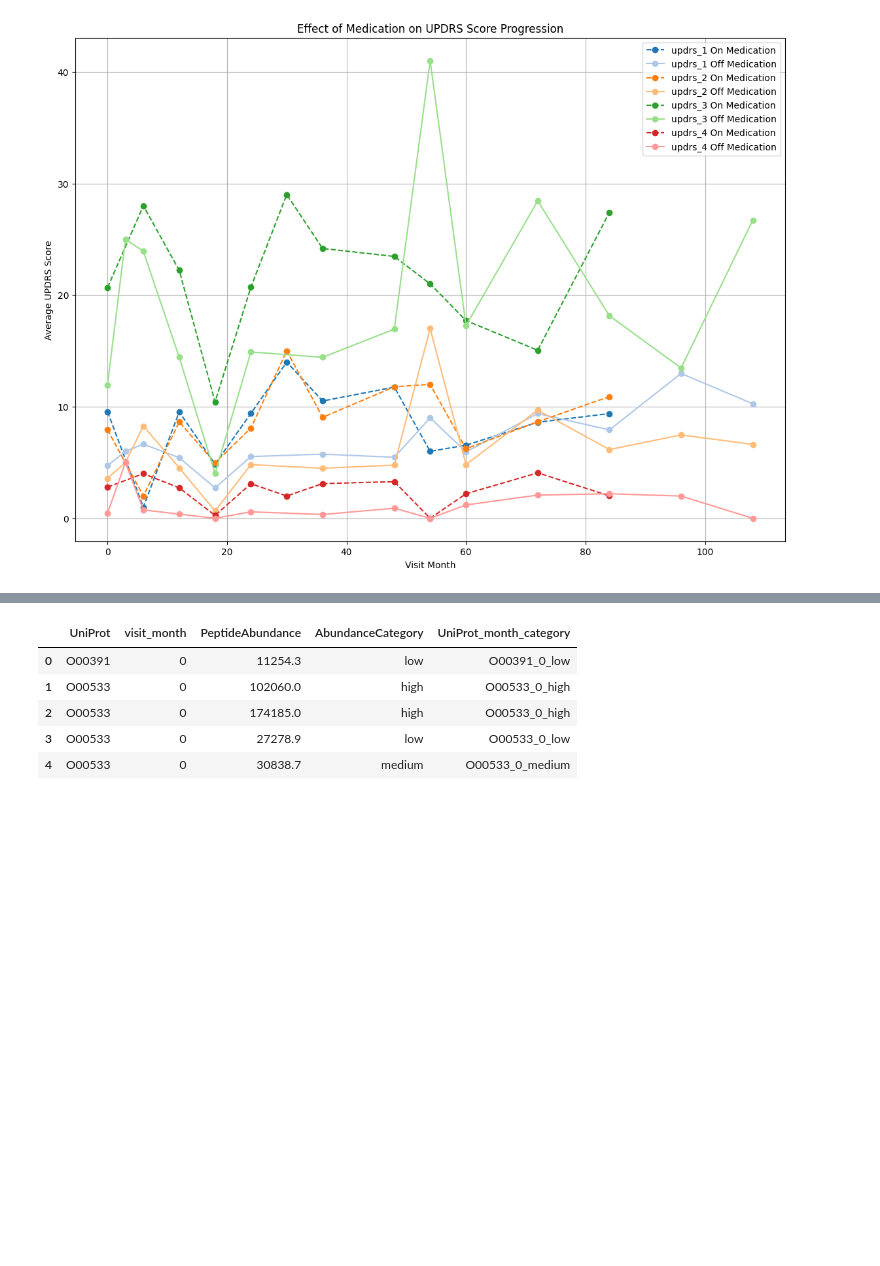
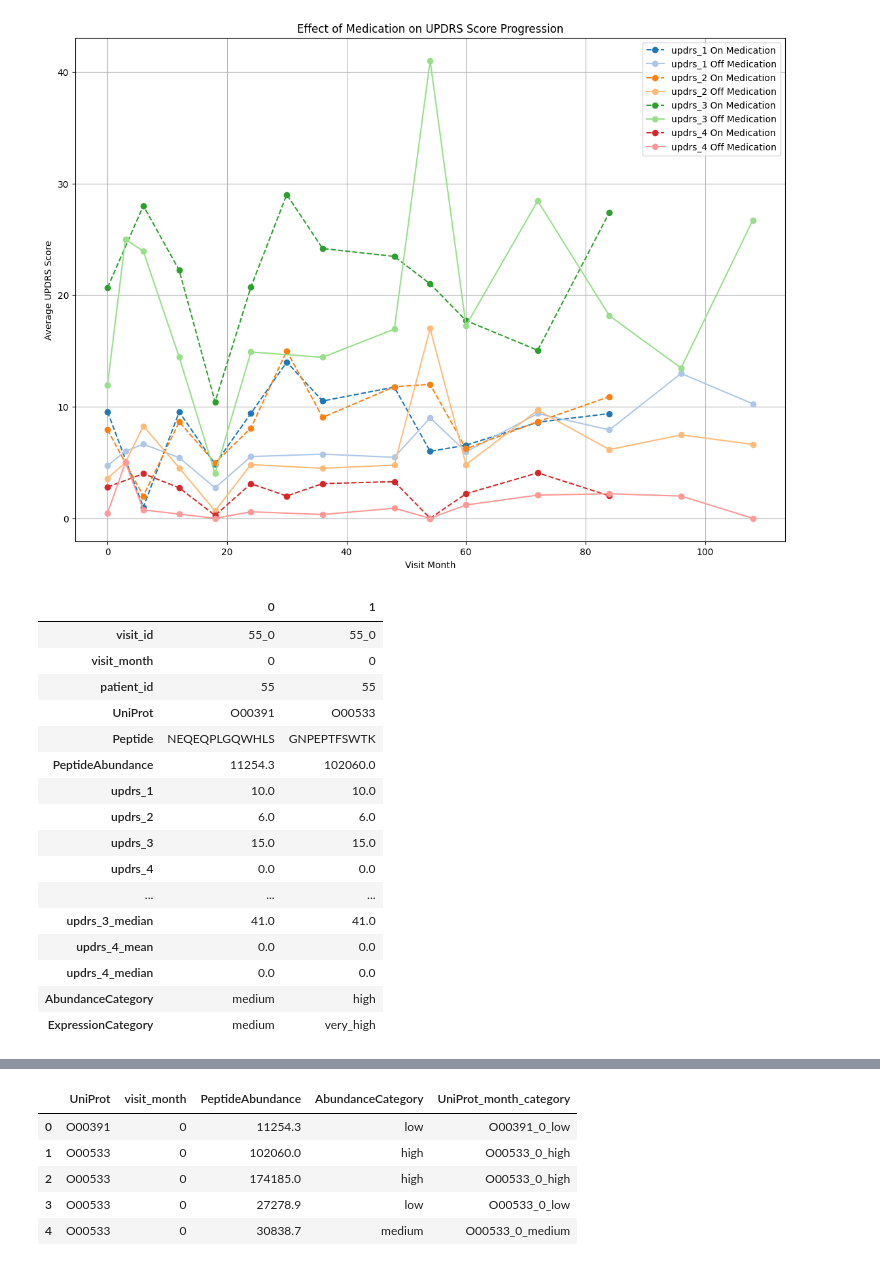
Before and after one commit to azizharouna/NeuroMetrics, a Jupyter notebook: 3_data_preprocessing.ipynb, the cells around one changed output, grey strips where cells are left out. Drawn from its saved outputs; the diff is of its cells as text; code cells hidden in the pictures; blank space fills up the shorter version.

```diff
--- a/3_data_preprocessing.ipynb
+++ b/3_data_preprocessing.ipynb
@@ -359,0 +423,50 @@ peptide_data[['UniProt', 'visit_month', 'Peptide', 'PeptideAbundance', 'Abundanc
+# %%
+# create a function to categorize the protein expression
+def categorize_protein_expression(row, quartiles):
+    uni_quartiles = quartiles.loc[row['UniProt']]
+    visit_month_quartiles = uni_quartiles.loc[row['visit_month']]
+    return categorize_abundance(row['ProteinExpression'], visit_month_quartiles)
+
+# Create a fast categorize function for the protein expression (NPX) column
+def fast_categorize_protein_expression(df, quartiles):
+    # Get quartile values for the current group
+    q1 = quartiles.loc[df['UniProt'].iloc[0]].loc[df['visit_month'].iloc[0]].loc[0.25]
+    q2 = quartiles.loc[df['UniProt'].iloc[0]].loc[df['visit_month'].iloc[0]].loc[0.50]
+    q3 = quartiles.loc[df['UniProt'].iloc[0]].loc[df['visit_month'].iloc[0]].loc[0.75]
+
+    # Use numpy's select for vectorized conditional operation
+    conditions = [
+        df['ProteinExpression'] <= q1,
+        df['ProteinExpression'] <= q2,
+        df['ProteinExpression'] <= q3
+    ]
+    choices = ['low', 'medium', 'high']
+    df['ExpressionCategory'] = np.select(conditions, choices, default='very_high')
+    return df
+
+# Replace NPX by protein expression
+clinical_data_sorted_2.rename(columns={'NPX': 'ProteinExpression'}, inplace=True)
+
+# Group by 'UniProt' and 'visit_month' and then apply the function on protein expression
+clinical_data_sorted_2 = clinical_data_sorted_2.groupby(['UniProt', 'visit_month']).apply(fast_categorize_protein_expression, quartiles=quartile_df)
+
+# Display the enriched data
+clinical_data_sorted_2.head(2).T
+# %% [output]
+|  | 0 | 1 |
+| visit_id | 55_0 | 55_0 |
+| visit_month | 0 | 0 |
+| patient_id | 55 | 55 |
+| UniProt | O00391 | O00533 |
+| Peptide | NEQEQPLGQWHLS | GNPEPTFSWTK |
+| PeptideAbundance | 11254.3 | 102060.0 |
+| updrs_1 | 10.0 | 10.0 |
+| updrs_2 | 6.0 | 6.0 |
+| updrs_3 | 15.0 | 15.0 |
+| updrs_4 | 0.0 | 0.0 |
+| ... | ... | ... |
+| updrs_3_median | 41.0 | 41.0 |
+| updrs_4_mean | 0.0 | 0.0 |
+| updrs_4_median | 0.0 | 0.0 |
+| AbundanceCategory | medium | high |
+| ExpressionCategory | medium | very_high |
```
Also changed, not shown: parts of 22 cells of this notebook, 1 other file.
